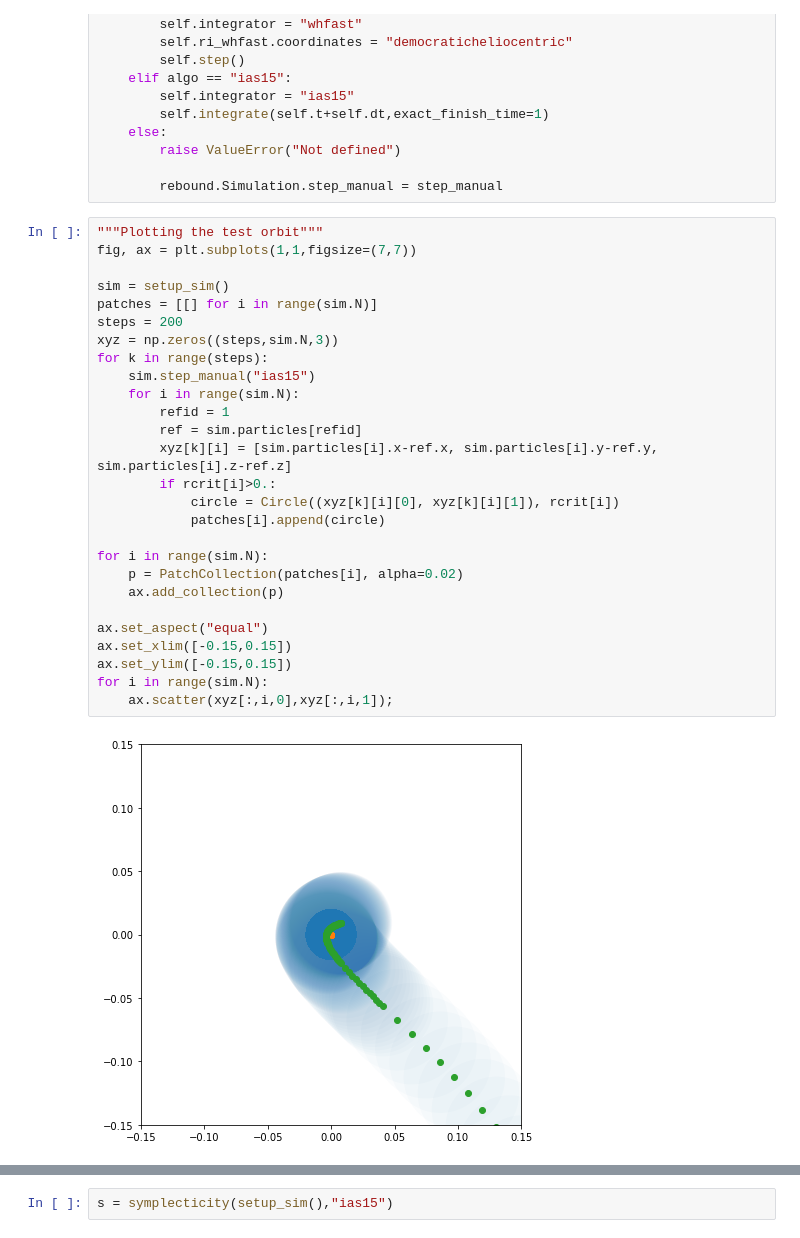
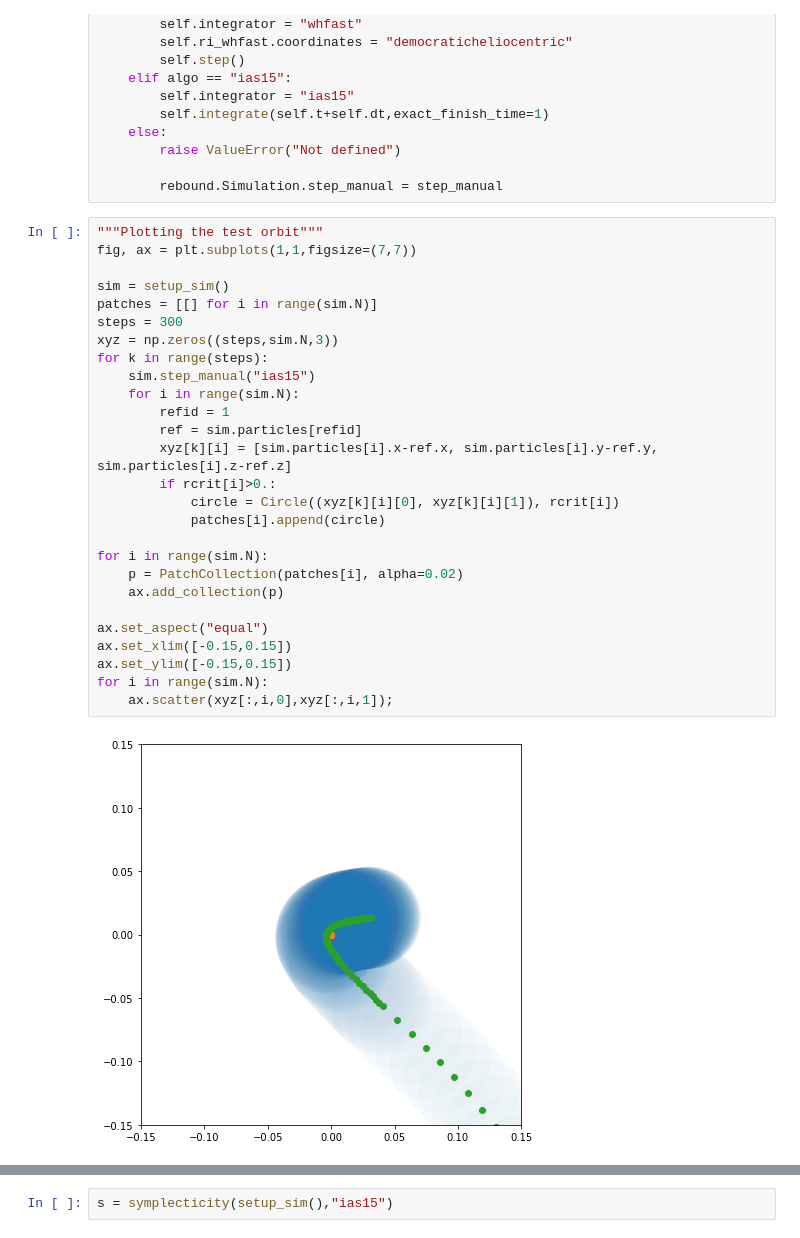
Before and after one commit to keirdarling/rebound, a Jupyter notebook: 20180708Fields/Mercury Interconnect Sept 23 2018.ipynb, the cells around one changed output, grey strips where cells are left out. Saved outputs shown, nothing was run; the diff lists cells and outputs as text.

```diff
--- a/20180708Fields/Mercury Interconnect Sept 23 2018.ipynb
+++ b/20180708Fields/Mercury Interconnect Sept 23 2018.ipynb
@@ -221,32 +221,32 @@ def step_manual(self,algo):
 # %%
 """Plotting the test orbit"""
 fig, ax = plt.subplots(1,1,figsize=(7,7))
 
 sim = setup_sim()
 patches = [[] for i in range(sim.N)]
-steps = 200
+steps = 300
 xyz = np.zeros((steps,sim.N,3))
 for k in range(steps):
     sim.step_manual("ias15")
     for i in range(sim.N):
         refid = 1
         ref = sim.particles[refid]
         xyz[k][i] = [sim.particles[i].x-ref.x, sim.particles[i].y-ref.y, sim.particles[i].z-ref.z]
         if rcrit[i]>0.:
             circle = Circle((xyz[k][i][0], xyz[k][i][1]), rcrit[i])
             patches[i].append(circle)
 
 for i in range(sim.N):
     p = PatchCollection(patches[i], alpha=0.02)
     ax.add_collection(p)
 
 ax.set_aspect("equal")
 ax.set_xlim([-0.15,0.15])
 ax.set_ylim([-0.15,0.15])
 for i in range(sim.N):
     ax.scatter(xyz[:,i,0],xyz[:,i,1]);
 # %% [output]
-[figure, old version]
+[figure, new version]
 # %%
 def symplecticity(sim,algo):
     Ndim = sim.N*6
```
Also changed, not shown: parts of 5 cells of this notebook.
